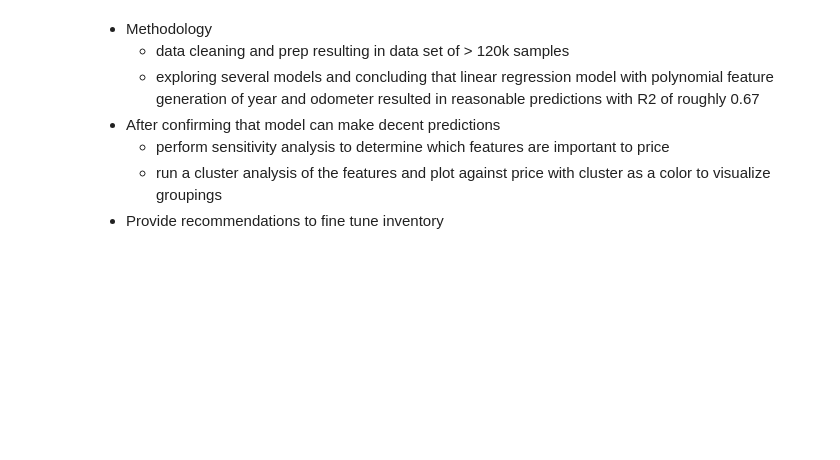
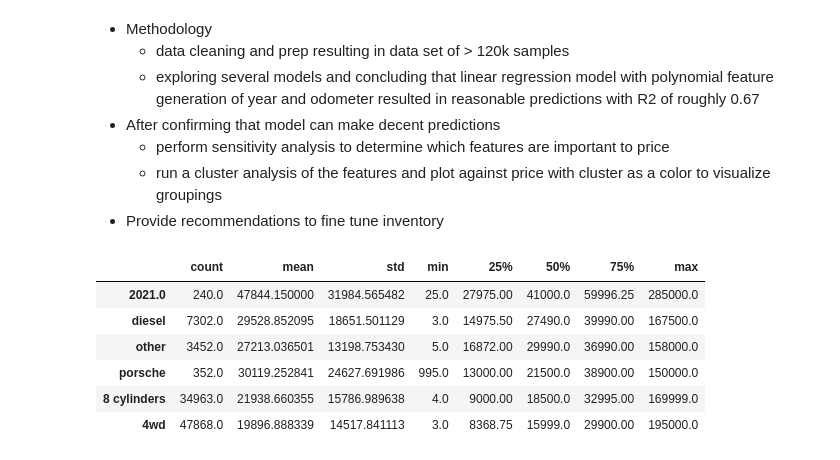
Before and after one commit to pasmith/ucb-mlai-mod-11, a Jupyter notebook: prompt_II.ipynb, the cells around one changed output. Cells and saved outputs as stored; diff of their text form; code cells hidden in the pictures; blank space fills up the shorter version.

```diff
--- a/prompt_II.ipynb
+++ b/prompt_II.ipynb
@@ -740,3 +737,21 @@ Now that we've settled on our models and findings, it is time to deliver the inf
   - perform sensitivity analysis to determine which features are important to price
   - run a cluster analysis of the features and plot against price with cluster as a color to visualize groupings
 - Provide recommendations to fine tune inventory
+# %%
+n = 1
+pd.concat([
+  cars.groupby('year').describe()[['price']].droplevel(0, axis=1).sort_values('75%', ascending=False).query('count > 100').head(n),
+  cars.groupby('fuel').describe()[['price']].droplevel(0, axis=1).sort_values('75%', ascending=False).query('count > 100').head(n),
+  cars.groupby('type').describe()[['price']].droplevel(0, axis=1).sort_values('75%', ascending=False).query('count > 100').head(n),
+  cars.groupby('manufacturer').describe()[['price']].droplevel(0, axis=1).sort_values('75%', ascending=False).query('count > 100').head(n),
+  cars.groupby('cylinders').describe()[['price']].droplevel(0, axis=1).sort_values('75%', ascending=False).query('count > 100').head(n),
+  cars.groupby('drive').describe()[['price']].droplevel(0, axis=1).sort_values('75%', ascending=False).query('count > 100').head(n),
+])
+# %% [output]
+|  | count | mean | std | min | 25% | 50% | 75% | max |
+| 2021.0 | 240.0 | 47844.150000 | 31984.565482 | 25.0 | 27975.00 | 41000.0 | 59996.25 | 285000.0 |
+| diesel | 7302.0 | 29528.852095 | 18651.501129 | 3.0 | 14975.50 | 27490.0 | 39990.00 | 167500.0 |
+| other | 3452.0 | 27213.036501 | 13198.753430 | 5.0 | 16872.00 | 29990.0 | 36990.00 | 158000.0 |
+| porsche | 352.0 | 30119.252841 | 24627.691986 | 995.0 | 13000.00 | 21500.0 | 38900.00 | 150000.0 |
+| 8 cylinders | 34963.0 | 21938.660355 | 15786.989638 | 4.0 | 9000.00 | 18500.0 | 32995.00 | 169999.0 |
+| 4wd | 47868.0 | 19896.888339 | 14517.841113 | 3.0 | 8368.75 | 15999.0 | 29900.00 | 195000.0 |
```
Also changed, not shown: parts of 21 cells of this notebook, 2 other files.
